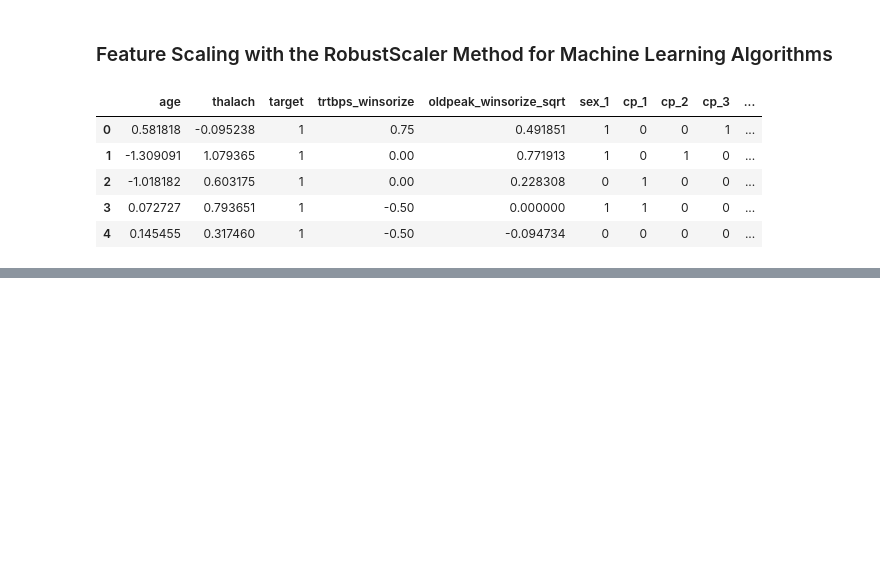
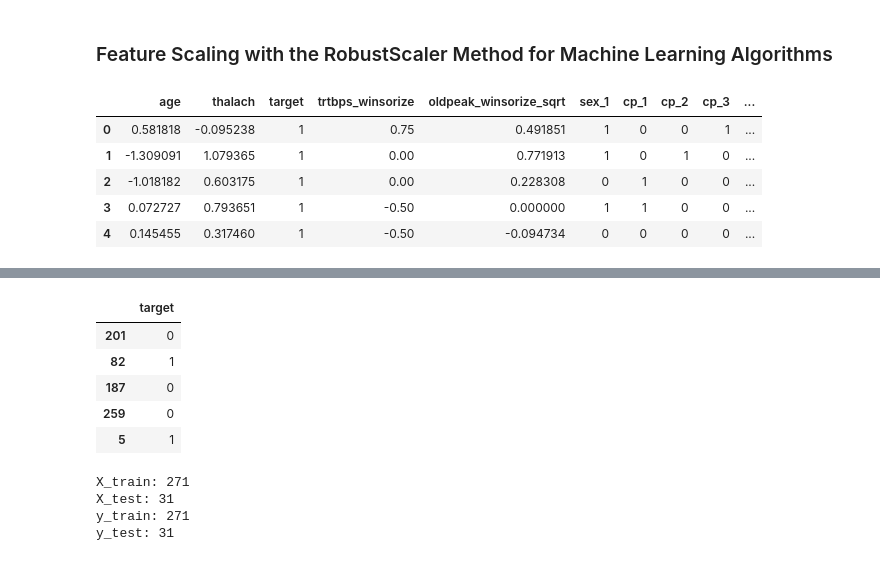
Before and after one commit to akhileshchoudary/Heart-Attack-Prediction-using-ML, a Jupyter notebook: heart-attack-prediction.ipynb, the cells around one changed output, grey strips where cells are left out. Saved outputs shown, nothing was run; the diff lists cells and outputs as text; code cells hidden in the pictures; blank space fills up the shorter version.

```diff
--- a/heart-attack-prediction.ipynb
+++ b/heart-attack-prediction.ipynb
@@ -1272,0 +1291,19 @@ df_copy.head()
+# %%
+y_train.head()
+# %% [output]
+|  | target |
+| 201 | 0 |
+| 82 | 1 |
+| 187 | 0 |
+| 259 | 0 |
+| 5 | 1 |
+# %%
+print(f"X_train: {X_train.shape[0]}")
+print(f"X_test: {X_test.shape[0]}")
+print(f"y_train: {y_train.shape[0]}")
+print(f"y_test: {y_test.shape[0]}")
+# %% [output]
+X_train: 271
+X_test: 31
+y_train: 271
+y_test: 31
```
Also changed, not shown: parts of 5 cells of this notebook.
